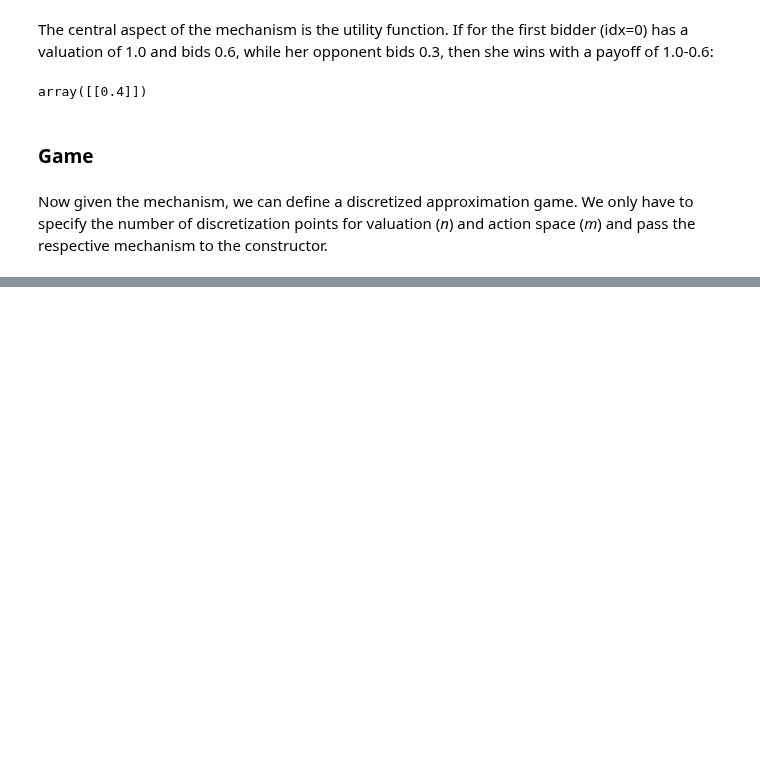
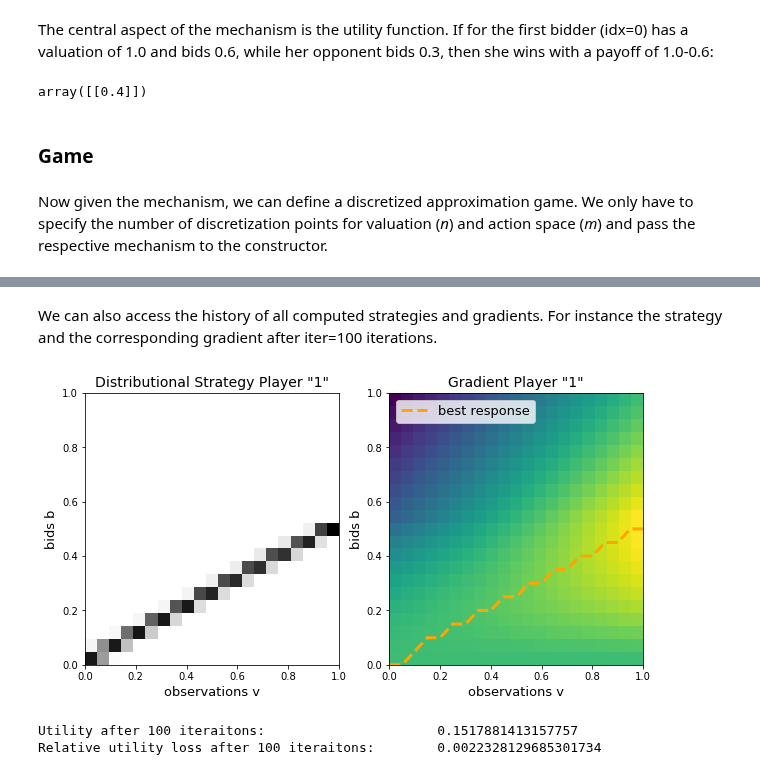
Before and after one commit to MOberlechner/soda, a Jupyter notebook: notebooks/intro.ipynb, the cells around one changed output, grey strips where cells are left out. Cells and saved outputs as stored; diff of their text form; code cells hidden in the pictures; blank space fills up the shorter version.

```diff
--- a/notebooks/intro.ipynb
+++ b/notebooks/intro.ipynb
@@ -79,0 +160,12 @@ game.utility['1'].shape
+# %% [markdown]
+We can also access the history of all computed strategies and gradients. For instance the strategy and the corresponding gradient after iter=100 iterations.
+# %%
+strategies['1'].plot(grad=True, iter=100)
+# %% [output]
+[figure, added]
+# %%
+print('Utility after 100 iteraitons:'.ljust(50), strategies['1'].utility[100])
+print('Relative utility loss after 100 iteraitons:'.ljust(50), strategies['1'].utility_loss[100])
+# %% [output]
+Utility after 100 iteraitons:                      0.1517881413157757
+Relative utility loss after 100 iteraitons:        0.0022328129685301734
```
Also changed, not shown: parts of 34 cells of this notebook.
